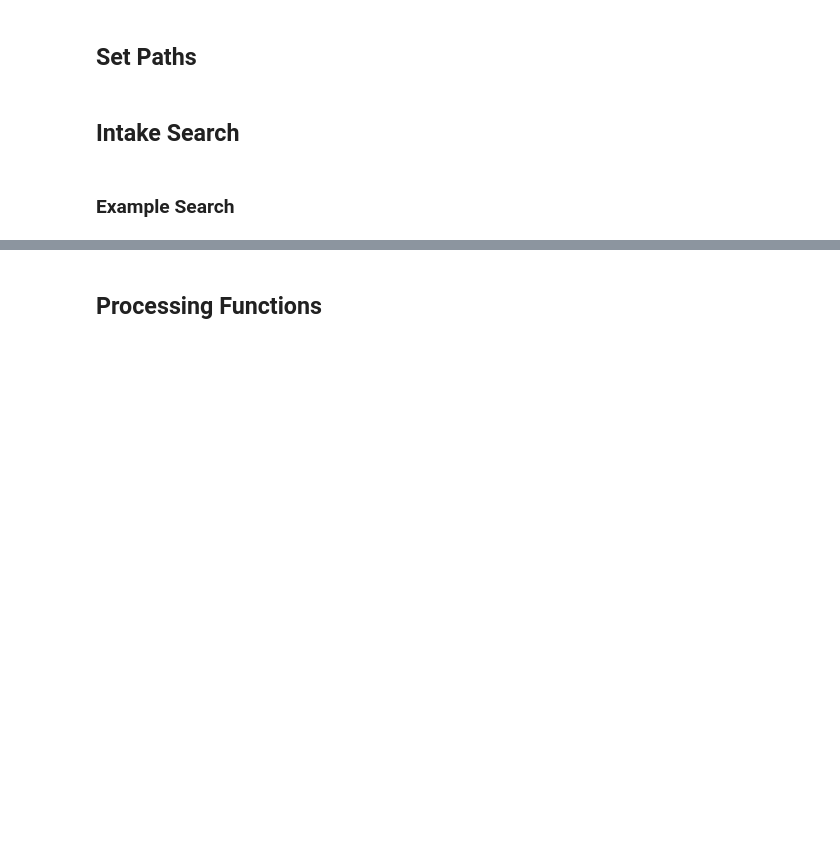
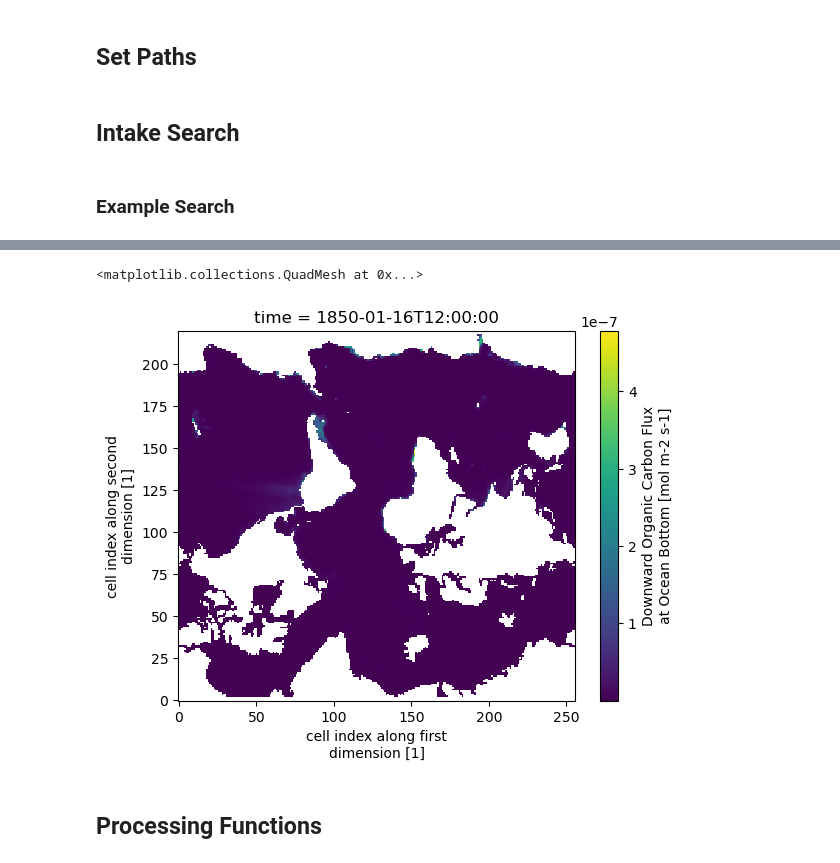
Before and after one commit to QuentinRauschenbach/ArcticCarbon, a Jupyter notebook: code/AC-loop.ipynb, the cells around one changed output, grey strips where cells are left out. Cells and saved outputs as stored; diff of their text form; code cells hidden in the pictures; blank space fills up the shorter version.

Commit message:
Map plots

```diff
--- a/code/AC-loop.ipynb
+++ b/code/AC-loop.ipynb
@@ -240,0 +265,3 @@ Data variables:
+# %%
+ds = xr.open_dataset("/work/ik1017/CMIP6/data/CMIP6/CMIP/MPI-M/MPI-ESM1-2-LR/historical/r10i1p1f1/Omon/froc/gn/v20190710/froc_Omon_MPI-ESM1-2-LR_historical_r10i1p1f1_gn_185001-186912.nc")
+ds
@@ -241,3 +286,8 @@ Data variables:
+# %%
+ds.froc.isel(time=0).plot()
+# %% [output]
+<matplotlib.collections.QuadMesh at 0x...>
+[figure, added]
 # %%
 # kg m-2 -> kg (mul cellarea) -> Pg (mul 1e-12)
 # %%
```
Also changed, not shown: parts of 25 cells of this notebook, 3 other files.
